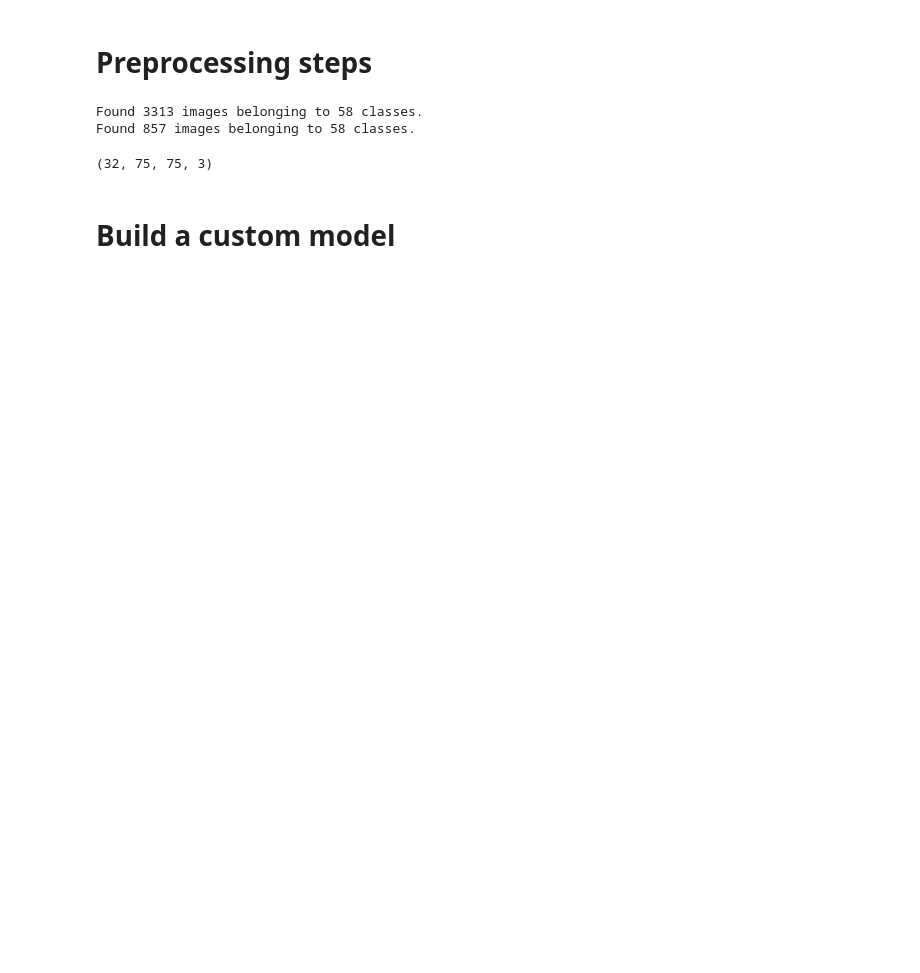
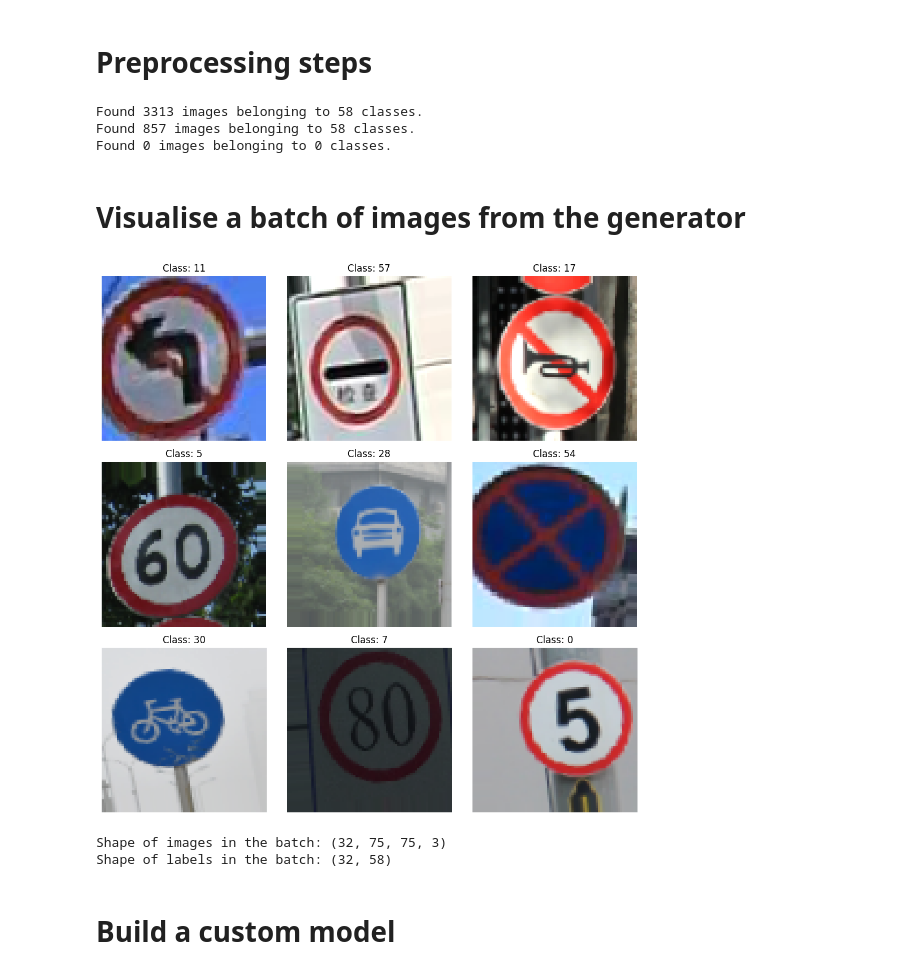
Before and after one commit to FunmiOlaitan/Road-Sign-Detection, a Jupyter notebook: Classifying Road Signs.ipynb, the cells around one changed output. Drawn from its saved outputs; the diff is of its cells as text; code cells hidden in the pictures; blank space fills up the shorter version.

```diff
--- a/Classifying Road Signs.ipynb
+++ b/Classifying Road Signs.ipynb
@@ -111,25 +151,28 @@ image_shape = (75,75)
 batch_size = 32
 
 # Data preprocessing and augmentation
-train_datagen = ImageDataGenerator(rescale = 1./255,
-                            rotation_range=10, # rotate image by 10 degrees
-                            width_shift_range=0.1, # shift images horizontally by 10%
+train_datagen = ImageDataGenerator(rescale = 1./255,  # rescale pixel values to [0, 1] range (Must-have normalization step).
+                            rotation_range=10, # rotate image by 10 degrees (Road signs can be slightly tilted).
+                            width_shift_range=0.1, # shift images horizontally by 10% (Capturing misalignment).
                             height_shift_range=0.1, # shift images vertically by 10%
                             shear_range=0.1, # applies shear transformation
-                            zoom_range=0.1,  # zoom image by 10%
-                            horizontal_flip=True, # flips horizontally
-                            vertical_flip=False, # does not flip image vertically
-                            fill_mode='nearest', # fills in newly created pixels using nearest pixel value
-                            validation_split=0.2
+                            zoom_range=0.1,  # zoom image by 10% (Helps model generalize to closer/farther views).
+                            horizontal_flip=False, # no need to flip road signs horizontally.
+                            fill_mode='nearest', # fills in newly created pixels using nearest pixel value.
+                            brightness_range=[0.8, 1.2], # adjust brightness (Road signs can be in different lighting conditions).
                             )
-val_datagen = ImageDataGenerator(rescale = 1./255)
+                            # Validation data should represent real-world inputs without distortions so no augmentation.
+val_datagen = ImageDataGenerator(rescale = 1./255) # This ensures that the model receives validation data in the same scale as the training data.
+test_datagen = ImageDataGenerator(rescale=1./255) # For test data, we only rescale the pixel values.
 
+# Generators efficiently load, preprocess, and feed image data into the model in real-time, batch by batch.
 # Generate training data
 train_generator = train_datagen.flow_from_directory(
                             training_folder,
                             class_mode ='categorical',
                             batch_size = batch_size,
-                            target_size = image_shape
+                            target_size = image_shape,
+                            shuffle=True # Randomisation at each epoch(iteration) improves learning
                         )
 
 # Generate validation data
@@ -139,14 +182,44 @@ validation_generator = val_datagen.flow_from_directory(
                             batch_size = batch_size,
                             target_size = image_shape
                         )
+# Generate test data
+test_generator = test_datagen.flow_from_directory(
+                            test_folder,
+                            class_mode='categorical',
+                            batch_size=batch_size,
+                            target_size=image_shape,
+                            shuffle=False  # keeps the original order of the data
+)
 # %% [output]
 Found 3313 images belonging to 58 classes.
 Found 857 images belonging to 58 classes.
+Found 0 images belonging to 0 classes.
-# %%
-batch = next(train_generator)
-print(batch[0].shape)
-# %% [output]
-(32, 75, 75, 3)
+# %% [markdown]
+#  **Visualise a batch of images from the generator**
+# %%
+# Get a batch of images and labels
+images, labels = next(train_generator)  # Fetch one batch
+
+# Display the first 9 images in the batch
+plt.figure(figsize=(10, 10))
+for i in range(9):
+    plt.subplot(3, 3, i + 1)
+    plt.imshow(images[i])
+    class_index = np.argmax(labels[i])  # one-hot to class index
+    class_name = list(train_generator.class_indices.keys())[class_index]
+    plt.title(f'Class: {class_name}')
+    plt.axis('off')
+plt.tight_layout()
+plt.show()
+# %% [output]
+[figure, added]
+# %%
+# Confirm the shape of the images and labels in the batch
+print("Shape of images in the batch:", images.shape)  # (batch_size, height, width, channels)
+print("Shape of labels in the batch:", labels.shape)  # (batch_size, num_classes)
+# %% [output]
+Shape of images in the batch: (32, 75, 75, 3)
+Shape of labels in the batch: (32, 58)
 # %% [markdown]
 # **Build a custom model**
 # %%
```
Also changed, not shown: parts of 10 cells of this notebook.
